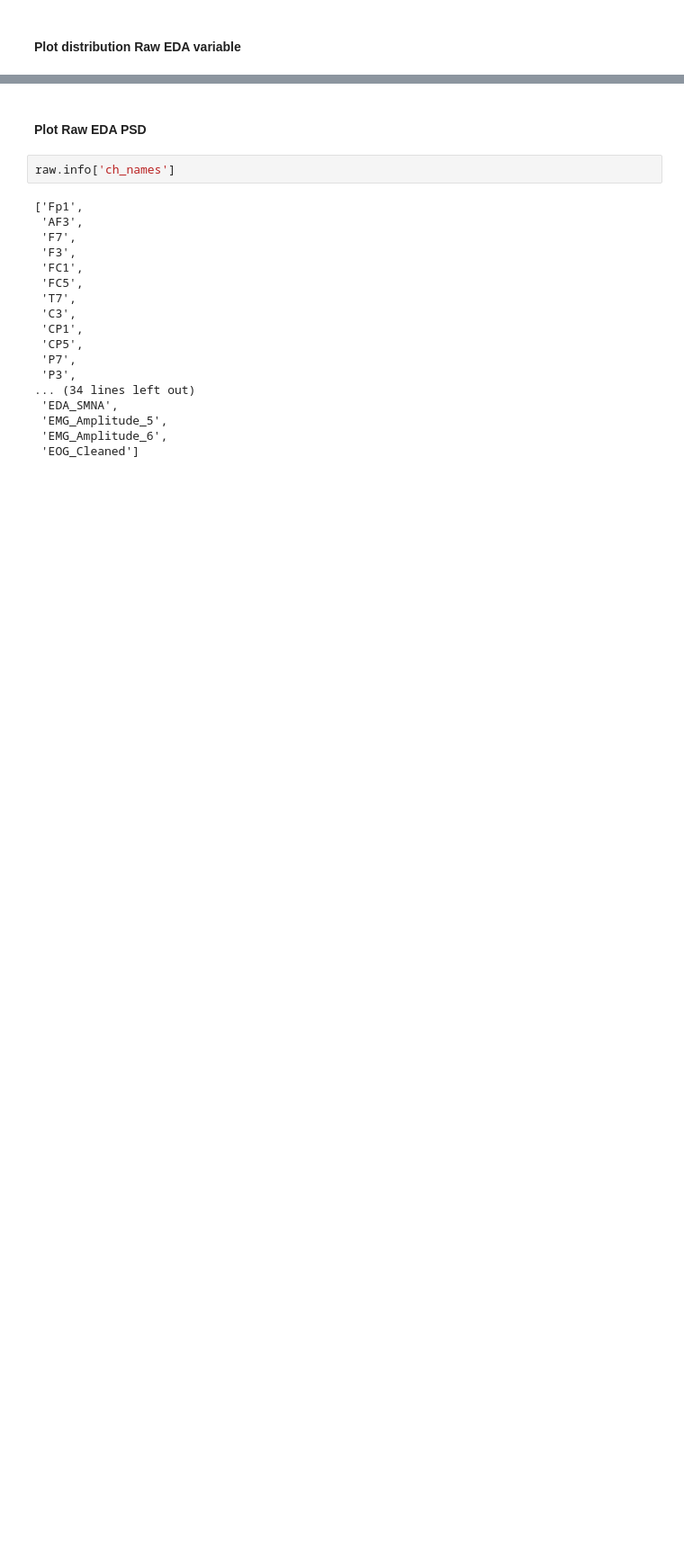
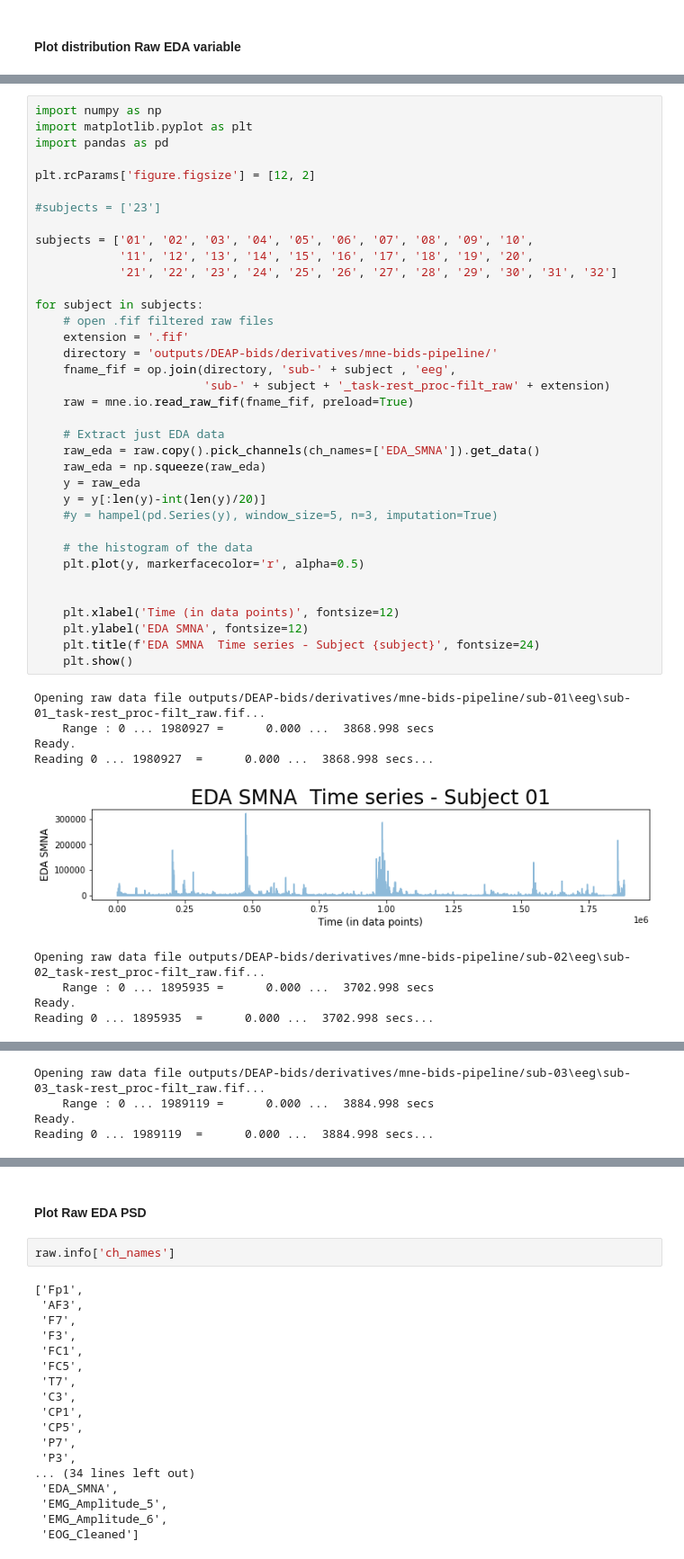
Before and after one commit to tomdamelio/arousal_decoding_extended, a Jupyter notebook: EDA_24_10.ipynb, the cells around one changed output, grey strips where cells are left out. Shown at 90% size. Cells and saved outputs as stored; diff of their text form; blank space fills up the shorter version.

```diff
--- a/EDA_24_10.ipynb
+++ b/EDA_24_10.ipynb
@@ -157,0 +202,46 @@ Reading 0 ... 2004991  =      0.000 ...  3915.998 secs...
+# %%
+import numpy as np
+import matplotlib.pyplot as plt
+import pandas as pd
+
+plt.rcParams['figure.figsize'] = [12, 2]
+
+#subjects = ['23']
+
+subjects = ['01', '02', '03', '04', '05', '06', '07', '08', '09', '10',
+            '11', '12', '13', '14', '15', '16', '17', '18', '19', '20',
+            '21', '22', '23', '24', '25', '26', '27', '28', '29', '30', '31', '32']
+
+for subject in subjects:
+    # open .fif filtered raw files
+    extension = '.fif'
+    directory = 'outputs/DEAP-bids/derivatives/mne-bids-pipeline/'
+    fname_fif = op.join(directory, 'sub-' + subject , 'eeg',
+                        'sub-' + subject + '_task-rest_proc-filt_raw' + extension)
+    raw = mne.io.read_raw_fif(fname_fif, preload=True)
+
+    # Extract just EDA data
+    raw_eda = raw.copy().pick_channels(ch_names=['EDA_SMNA']).get_data()
+    raw_eda = np.squeeze(raw_eda)
+    y = raw_eda
+    y = y[:len(y)-int(len(y)/20)]
+    #y = hampel(pd.Series(y), window_size=5, n=3, imputation=True)
+
+    # the histogram of the data
+    plt.plot(y, markerfacecolor='r', alpha=0.5)
+
+
+    plt.xlabel('Time (in data points)', fontsize=12)
+    plt.ylabel('EDA SMNA', fontsize=12)
+    plt.title(f'EDA SMNA  Time series - Subject {subject}', fontsize=24)
+    plt.show()
+# %% [output]
+Opening raw data file outputs/DEAP-bids/derivatives/mne-bids-pipeline/sub-01\eeg\sub-01_task-rest_proc-filt_raw.fif...
+    Range : 0 ... 1980927 =      0.000 ...  3868.998 secs
+Ready.
+Reading 0 ... 1980927  =      0.000 ...  3868.998 secs...
+[figure, added]
+Opening raw data file outputs/DEAP-bids/derivatives/mne-bids-pipeline/sub-02\eeg\sub-02_task-rest_proc-filt_raw.fif...
+    Range : 0 ... 1895935 =      0.000 ...  3702.998 secs
+Ready.
+Reading 0 ... 1895935  =      0.000 ...  3702.998 secs...
@@ -157,0 +249,4 @@ Reading 0 ... 2004991  =      0.000 ...  3915.998 secs...
+Opening raw data file outputs/DEAP-bids/derivatives/mne-bids-pipeline/sub-03\eeg\sub-03_task-rest_proc-filt_raw.fif...
+    Range : 0 ... 1989119 =      0.000 ...  3884.998 secs
+Ready.
+Reading 0 ... 1989119  =      0.000 ...  3884.998 secs...
```
Also changed, not shown: parts of 8 cells of this notebook, 11 other files.
